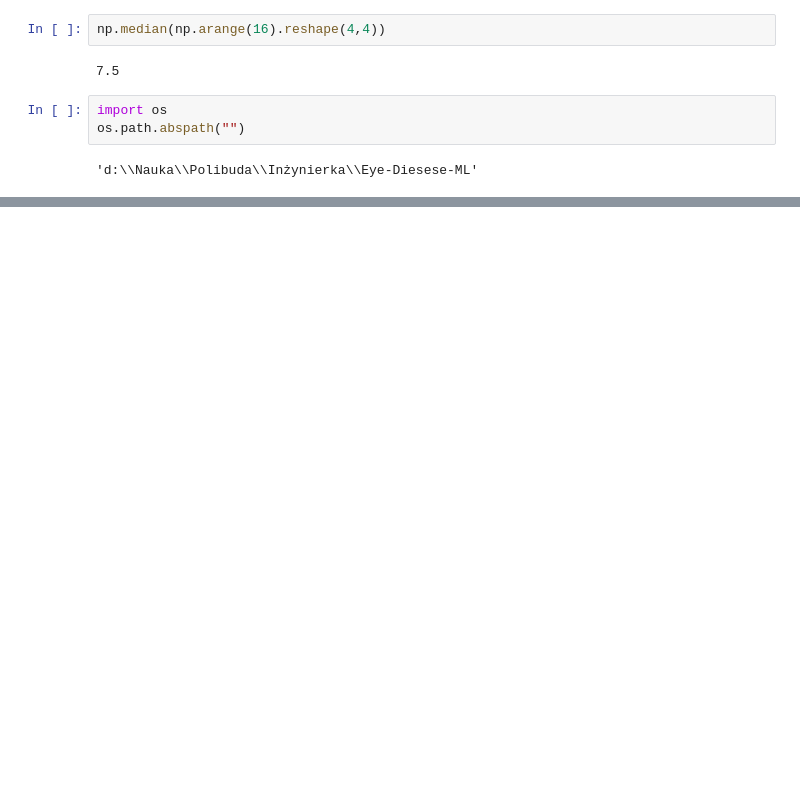
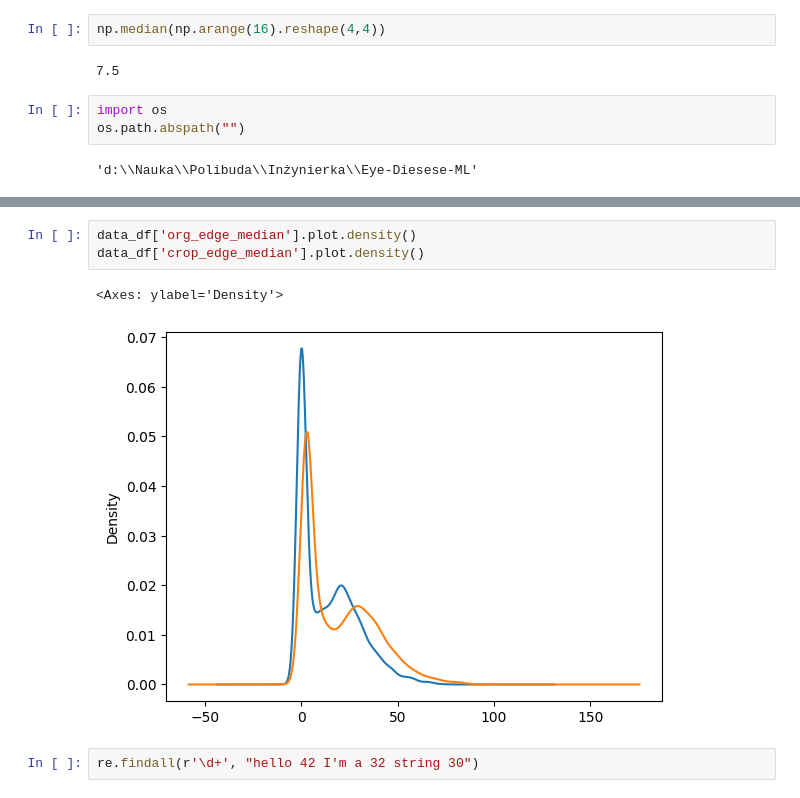
Before and after one commit to MaciejZajkowski/Eye-Diesese-ML, a Jupyter notebook: Preprocessing.ipynb, the cells around one changed output, grey strips where cells are left out. Saved outputs shown, nothing was run; the diff lists cells and outputs as text; blank space fills up the shorter version.

```diff
--- a/Preprocessing.ipynb
+++ b/Preprocessing.ipynb
@@ -72,0 +268,8 @@ for root, dirs, files in os.walk("./data/"):
+# %%
+data_df['org_edge_median'].plot.density()
+data_df['crop_edge_median'].plot.density()
+# %% [output]
+<Axes: ylabel='Density'>
+[figure, added]
+# %%
+re.findall(r'\d+', "hello 42 I'm a 32 string 30")
```
Also changed, not shown: parts of 38 cells of this notebook, 1 other file.
